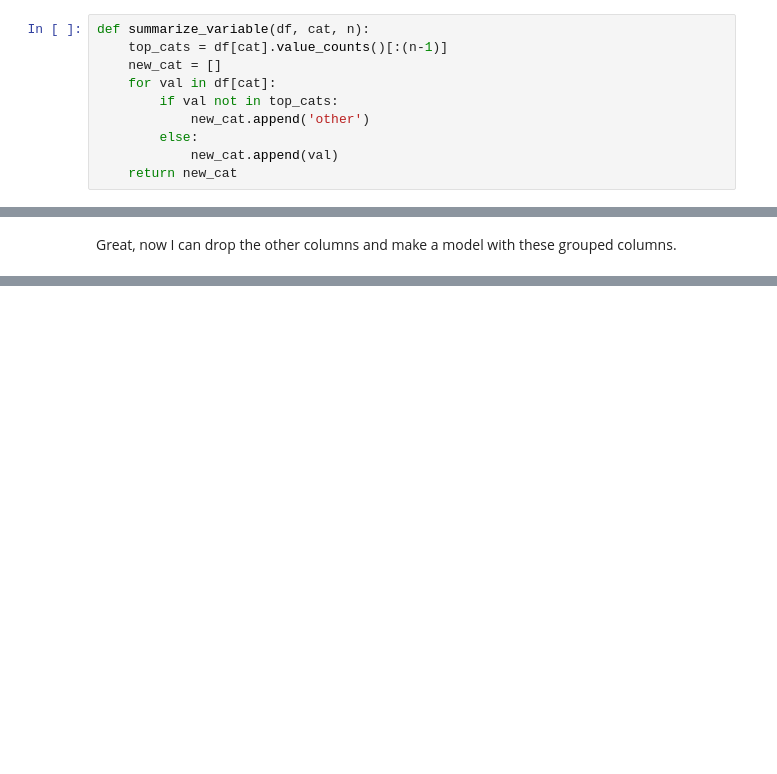
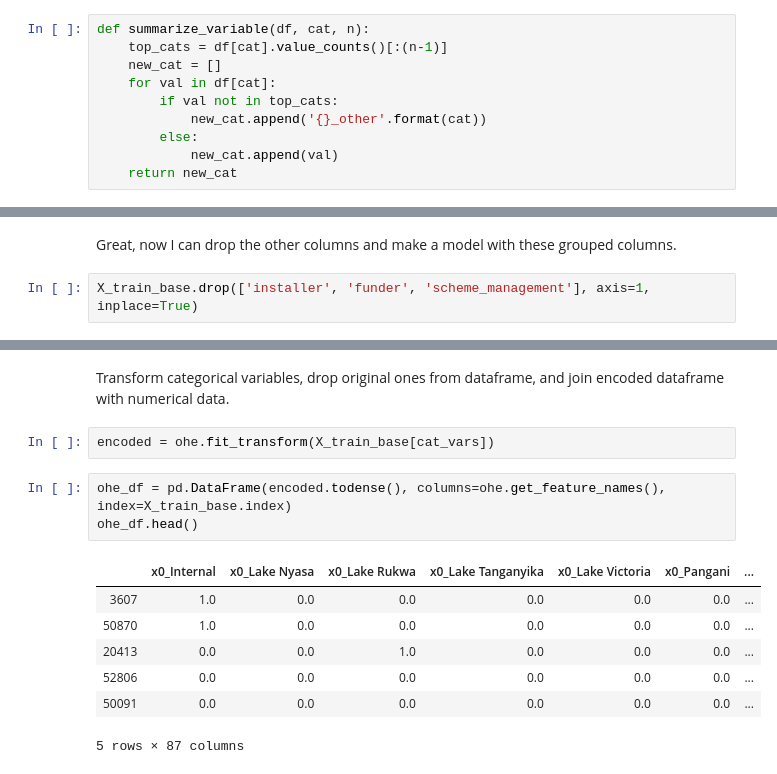
Before and after one commit to mattcarr17/mod_3_flatiron_project, a Jupyter notebook: notebooks/exploratory/01_mc_exploratory.ipynb, the cells around one changed output, grey strips where cells are left out. Cells and saved outputs as stored; diff of their text form; blank space fills up the shorter version.

```diff
--- a/notebooks/exploratory/01_mc_exploratory.ipynb
+++ b/notebooks/exploratory/01_mc_exploratory.ipynb
@@ -805,7 +820,7 @@ def summarize_variable(df, cat, n):
     new_cat = []
     for val in df[cat]:
         if val not in top_cats:
-            new_cat.append('other')
+            new_cat.append('{}_other'.format(cat))
         else:
             new_cat.append(val)
     return new_cat
@@ -863,3 +878,5 @@ other                  57
 Name: scheme_management_grouped, dtype: int64
 # %% [markdown]
 Great, now I can drop the other columns and make a model with these grouped columns.
+# %%
+X_train_base.drop(['installer', 'funder', 'scheme_management'], axis=1, inplace=True)
@@ -865,0 +918,15 @@ Great, now I can drop the other columns and make a model with these grouped colu
+# %% [markdown]
+Transform categorical variables, drop original ones from dataframe, and join encoded dataframe with numerical data.
+# %%
+encoded = ohe.fit_transform(X_train_base[cat_vars])
+# %%
+ohe_df = pd.DataFrame(encoded.todense(), columns=ohe.get_feature_names(), index=X_train_base.index)
+ohe_df.head()
+# %% [output]
+|  | x0_Internal | x0_Lake Nyasa | x0_Lake Rukwa | x0_Lake Tanganyika | x0_Lake Victoria | x0_Pangani | ... |
+| 3607 | 1.0 | 0.0 | 0.0 | 0.0 | 0.0 | 0.0 | ... |
+| 50870 | 1.0 | 0.0 | 0.0 | 0.0 | 0.0 | 0.0 | ... |
+| 20413 | 0.0 | 0.0 | 1.0 | 0.0 | 0.0 | 0.0 | ... |
+| 52806 | 0.0 | 0.0 | 0.0 | 0.0 | 0.0 | 0.0 | ... |
+| 50091 | 0.0 | 0.0 | 0.0 | 0.0 | 0.0 | 0.0 | ... |
+5 rows × 87 columns
```
Also changed, not shown: parts of 39 cells of this notebook.
